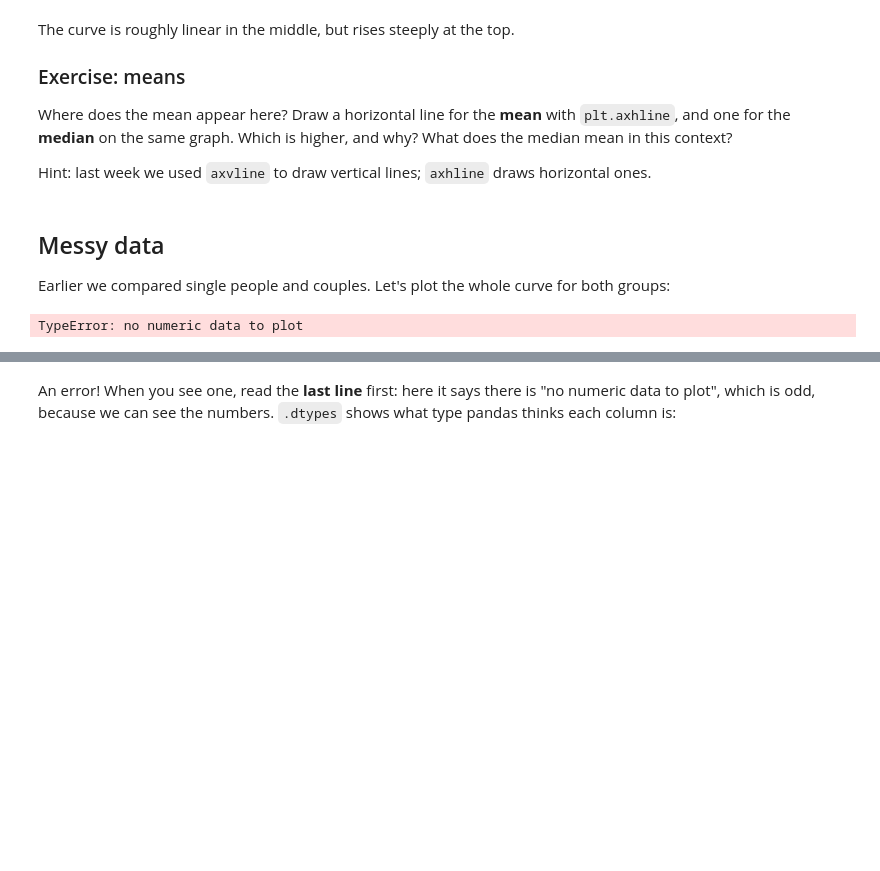
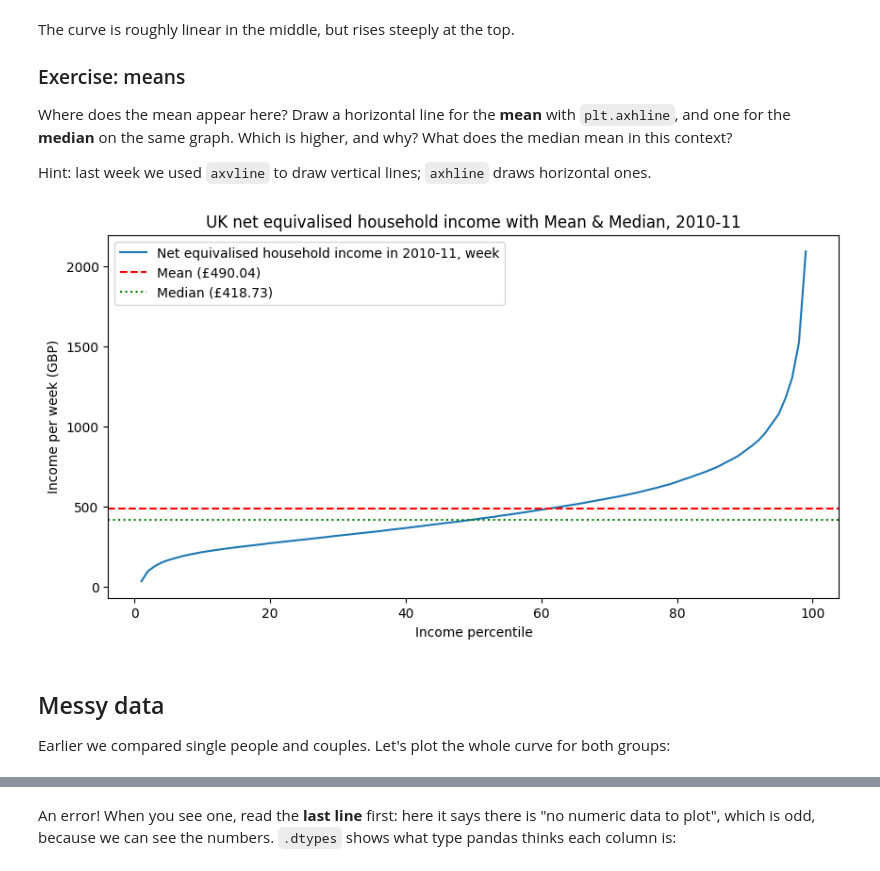
Before and after one commit to tracychencjh/QM2, a Jupyter notebook: notebooks/W02. Pandas.ipynb, the cells around one changed output, grey strips where cells are left out. Cells and saved outputs as stored; diff of their text form; code cells hidden in the pictures; blank space fills up the shorter version.

```diff
--- a/notebooks/W02. Pandas.ipynb
+++ b/notebooks/W02. Pandas.ipynb
@@ -151,9 +174,24 @@ Hint: last week we used `axvline` to draw vertical lines; `axhline` draws horizo
+# %%
+# Calculate the mean and median values
+mean_value = income[weekly].mean()
+median_value = income[weekly].median()
+
+# Plot the distribution curve
+income[weekly].plot()
+
+# Add horizontal lines for mean and median
+plt.axhline(mean_value, color='red', linestyle='--', label=f'Mean (£{mean_value:.2f})')
+plt.axhline(median_value, color='green', linestyle=':', label=f'Median (£{median_value:.2f})')
+
+# Add title, labels, and legend
+plt.title("UK net equivalised household income with Mean & Median, 2010-11")
+plt.xlabel("Income percentile")
+plt.ylabel("Income per week (GBP)")
+plt.legend()
+plt.show()
+# %% [output]
+[figure, added]
 # %% [markdown]
 ## Messy data
 
 Earlier we compared single people and couples. Let's plot the whole curve for both groups:
-# %%
-# This is going to throw an error
-income[["Single adult", "Childless couple, annual income"]].plot()
-# %% [output]
-TypeError: no numeric data to plot
```
Also changed, not shown: parts of 27 cells of this notebook.
